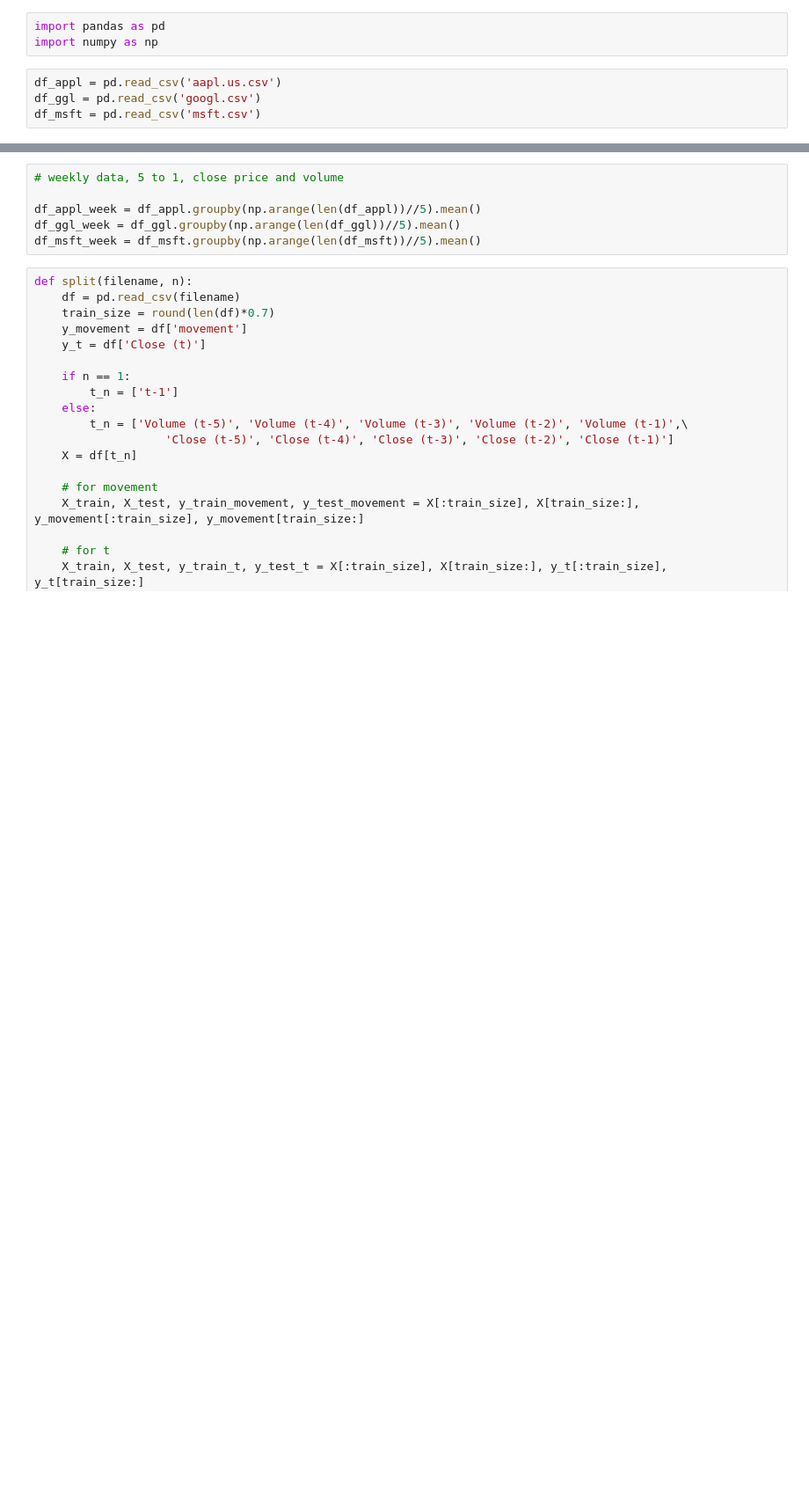
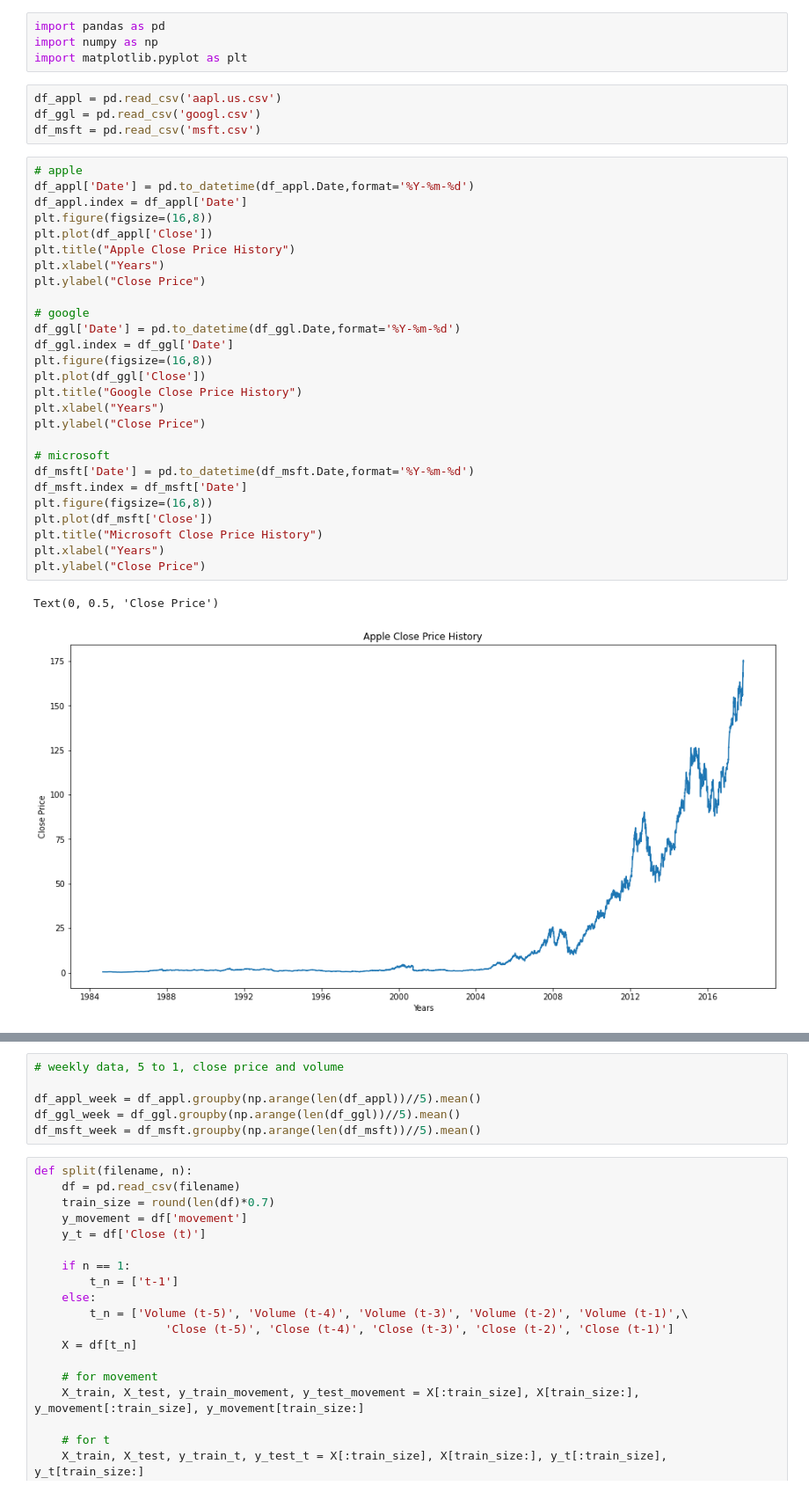
Before and after one commit to yuanxing-y/cs3244-project, a Jupyter notebook: data_preprocess_v3/data_preprocess_v3.ipynb, the cells around one changed output, grey strips where cells are left out. Shown: that part at 88% size. Saved outputs shown, nothing was run; the diff lists cells and outputs as text; blank space fills up the shorter version.

```diff
--- a/data_preprocess_v3/data_preprocess_v3.ipynb
+++ b/data_preprocess_v3/data_preprocess_v3.ipynb
@@ -1,7 +1,38 @@
 # %%
 import pandas as pd
 import numpy as np
+import matplotlib.pyplot as plt
 # %%
 df_appl = pd.read_csv('aapl.us.csv')
 df_ggl = pd.read_csv('googl.csv')
 df_msft = pd.read_csv('msft.csv')
+# %%
+# apple
+df_appl['Date'] = pd.to_datetime(df_appl.Date,format='%Y-%m-%d')
+df_appl.index = df_appl['Date']
+plt.figure(figsize=(16,8))
+plt.plot(df_appl['Close'])
+plt.title("Apple Close Price History")
+plt.xlabel("Years")
+plt.ylabel("Close Price")
+
+# google
+df_ggl['Date'] = pd.to_datetime(df_ggl.Date,format='%Y-%m-%d')
+df_ggl.index = df_ggl['Date']
+plt.figure(figsize=(16,8))
+plt.plot(df_ggl['Close'])
+plt.title("Google Close Price History")
+plt.xlabel("Years")
+plt.ylabel("Close Price")
+
+# microsoft
+df_msft['Date'] = pd.to_datetime(df_msft.Date,format='%Y-%m-%d')
+df_msft.index = df_msft['Date']
+plt.figure(figsize=(16,8))
+plt.plot(df_msft['Close'])
+plt.title("Microsoft Close Price History")
+plt.xlabel("Years")
+plt.ylabel("Close Price")
+# %% [output]
+Text(0, 0.5, 'Close Price')
+[figure, added]
```
Also changed, not shown: parts of 2 cells of this notebook, 6 other files.
